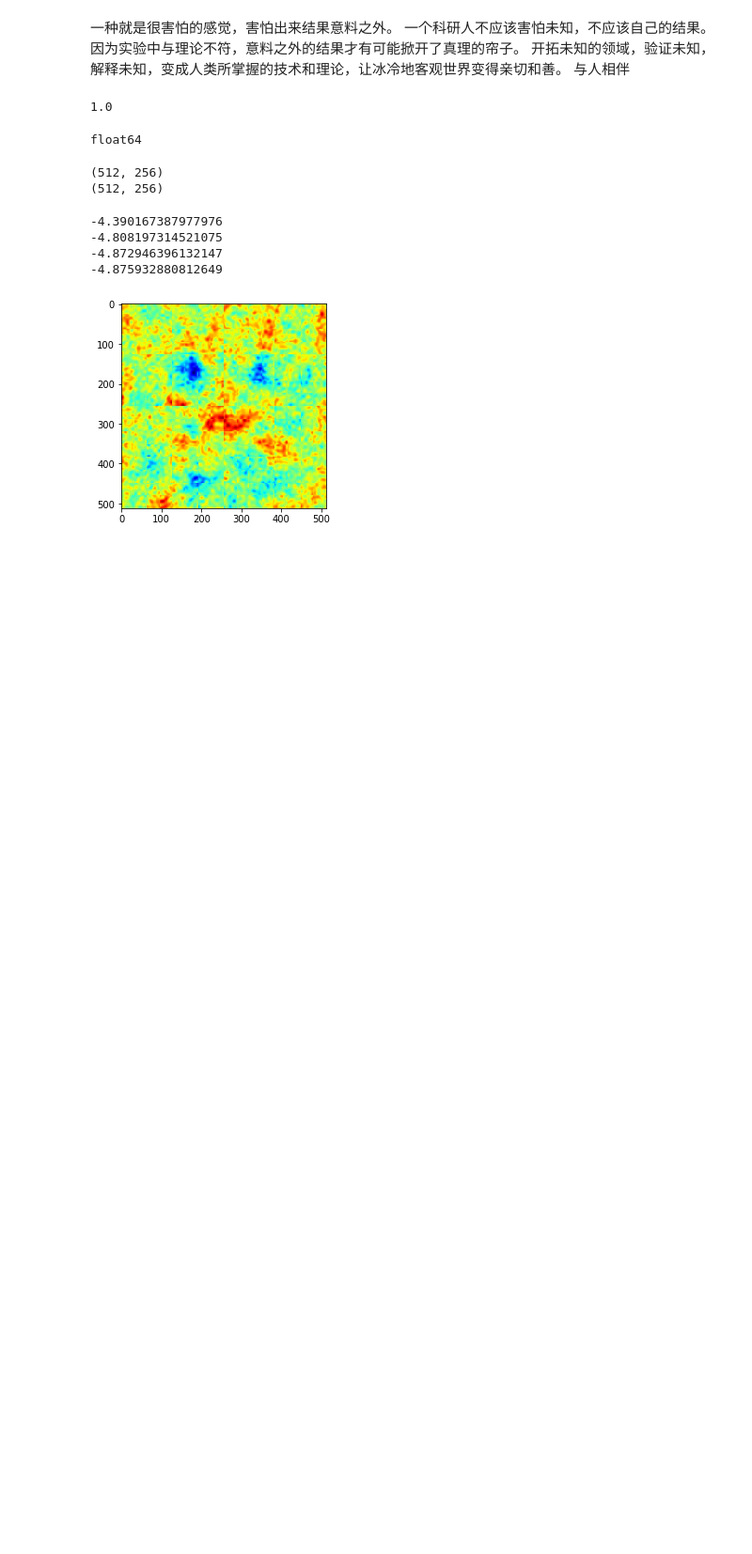
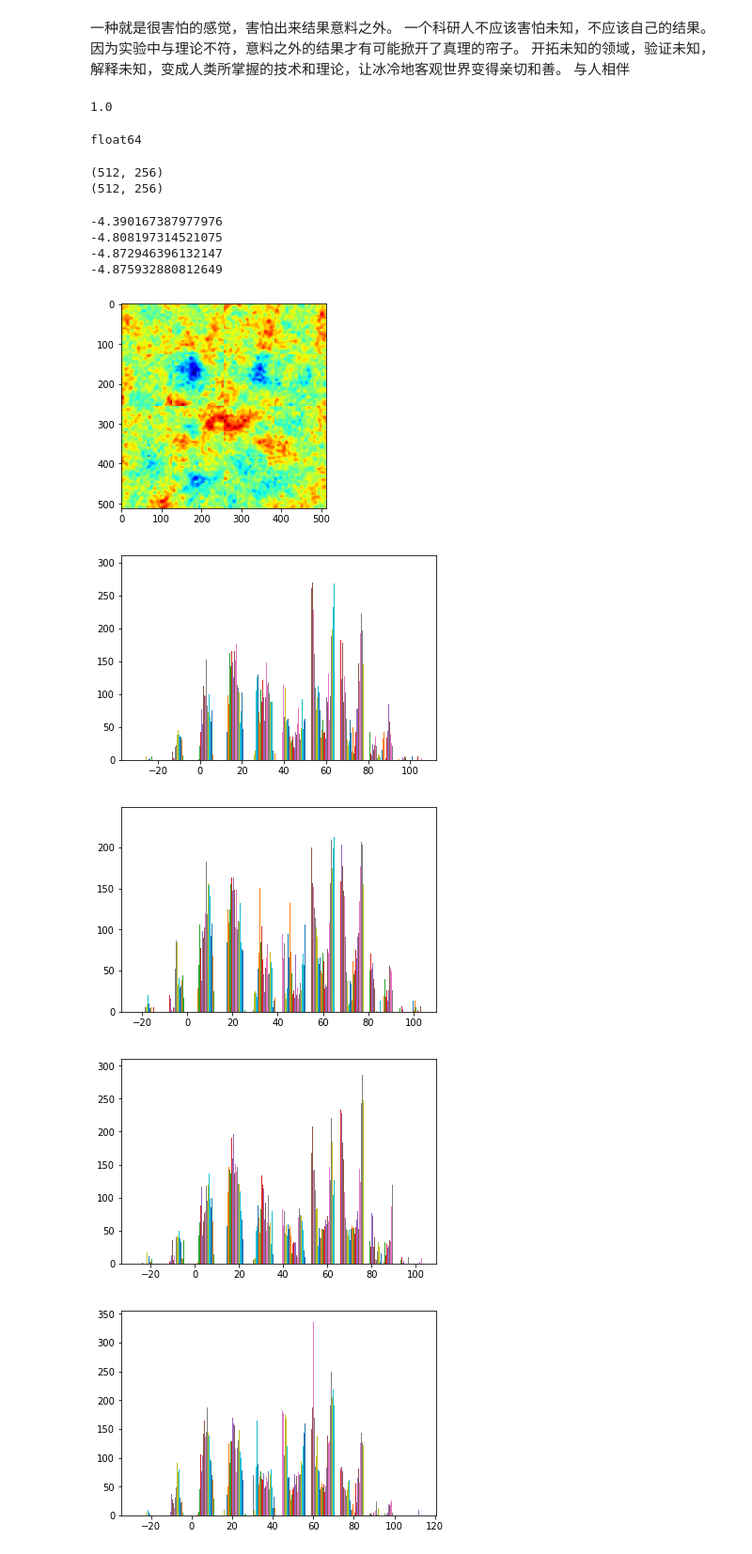
Before and after one commit to YukunQu/cnnface, a Jupyter notebook: core/Script.ipynb, the cells around one changed output. Shown at 94% size. Cells and saved outputs as stored; diff of their text form; code cells hidden in the pictures; blank space fills up the shorter version.

```diff
--- a/core/Script.ipynb
+++ b/core/Script.ipynb
@@ -397,3 +397,55 @@ generateStimuli2IFC <- function(base_face_files, n_trials=770, img_size=512, sti
     return(stims)
   }
 }
+# %%
+import os
+import numpy as np
+import pandas as pd
+from PIL import Image
+
+import matplotlib.pyplot as plt
+
+#read image path from csv.file
+csv_file = 'D:/cnnface/female_male_test_51_addnoise/rcicr_sinusoid_noise.csv'
+pd = pd.read_csv(csv_file,skiprows=1)
+stimID = np.array(pd['stimID'])
+with open(csv_file,'r') as f:
+    picpath = f.readline().rstrip()
+
+#read base img
+base_img = Image.open('D:/cnnface/female_male_test_51_addnoise/Face_template/face_template/frame054_gray_512.jpg')
+baseimg_arr = np.array(base_img).astype('int32')
+img_min = []
+img_mean = []
+img_max = []
+
+#read image from array
+#calculate the min mean max of singal pictures
+for x,i in enumerate(stimID):
+    picimg = Image.open(os.path.join(picpath, i))
+    picimg_arr = np.array(picimg).astype('int32')
+    contrast = picimg_arr - baseimg_arr
+    # - base image to get the pixel (positive and negative)
+    con_min = contrast.min()
+    con_mean = contrast.mean()
+    con_max = contrast.max()
+
+    if x <5:
+        plt.hist(contrast)
+        plt.show()
+    img_min.append(con_min)
+    img_mean.append(con_mean)
+    img_max.append(con_max)
+#sum and plot the hist of min ,mean,max of all pictures
+
+plt.hist(img_min)
+plt.show()
+plt.hist(img_mean)
+plt.show()
+plt.hist(img_max)
+plt.show()
+# %% [output]
+[figure, added]
+[figure, added]
+[figure, added]
+[figure, added]
```
Also changed, not shown: parts of 5 cells of this notebook, 1 other file.
